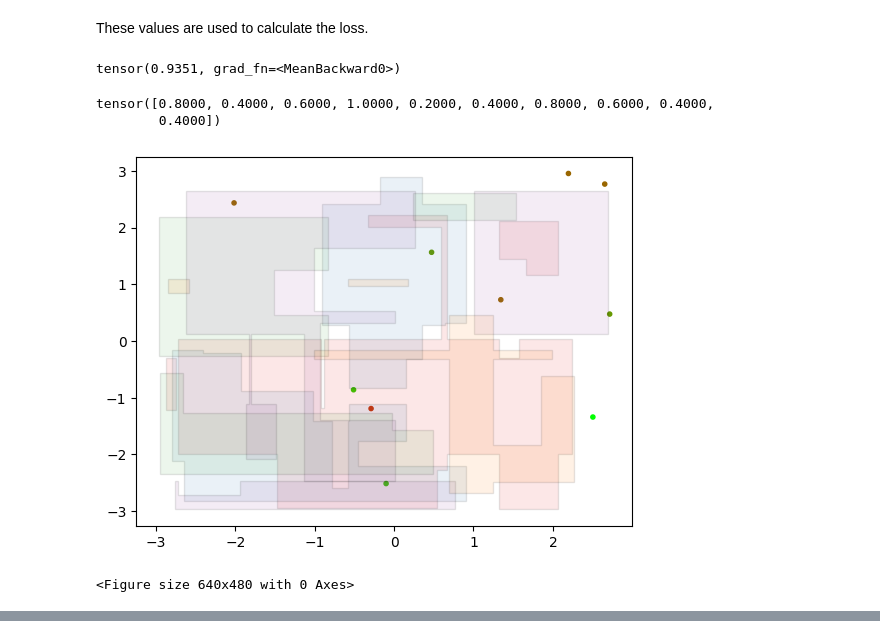
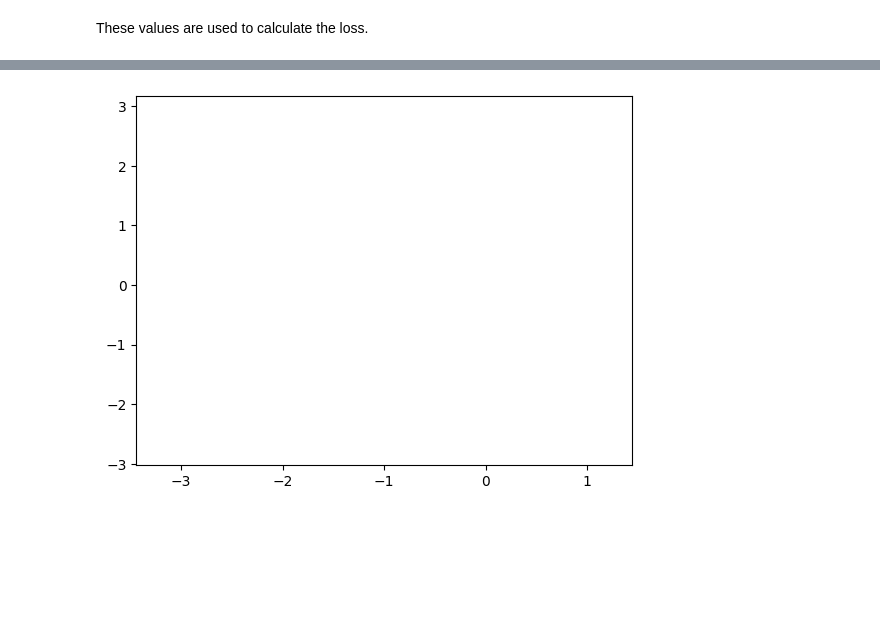
Before and after one commit to MGlauer/town-embeddings, a Jupyter notebook: docs/geonet.ipynb, the cells around one changed output, grey strips where cells are left out. Saved outputs shown, nothing was run; the diff lists cells and outputs as text; code cells hidden in the pictures; blank space fills up the shorter version.

```diff
--- a/docs/geonet.ipynb
+++ b/docs/geonet.ipynb
@@ -56,25 +54,27 @@ These values are used to calculate the loss.
 from potemkin.loss.town_loss import DistanceLoss
 
 loss_fn = DistanceLoss()
-
-loss = loss_fn(model_out, labels)
-
-loss
-# %% [output]
-tensor(0.9351, grad_fn=<MeanBackward0>)
-# %%
-containment = model_out['crisp_containment']
-
-accuracy = (containment==labels).float().mean(dim=-1)
-
-accuracy
-# %% [output]
-tensor([0.8000, 0.4000, 0.6000, 1.0000, 0.2000, 0.4000, 0.8000, 0.6000, 0.4000,
-        0.4000])
-# %%
-point_colors = torch.stack((1-accuracy, accuracy, 0*accuracy)).T.tolist()
-
-draw_2d(embeddings, model, point_colors=point_colors, town_colors=colors)
-# %% [output]
-[figure, removed]
-<Figure size 640x480 with 0 Axes>
+# %%
+from matplotlib import pyplot as plt
+import matplotlib.animation as animation
+from IPython.display import HTML
+from potemkin.io.render import draw_2d_on_axes
+
+fig, ax = plt.subplots()
+figs = []
+
+for _ in range(100):
+    optimizer.zero_grad()
+    model_output = model(points)
+    loss = loss_fn(model_output, labels)
+    accuracy = (model_output['crisp_containment']==labels).float().mean(dim=-1)
+    point_colors = torch.stack((1-accuracy, accuracy, 0*accuracy)).T.tolist()
+
+    figs.append(draw_2d_on_axes(embeddings, ax, model, point_colors=point_colors, town_colors=colors))
+
+    loss.backward()
+    optimizer.step()
+
+ani = animation.ArtistAnimation(fig, figs, interval=100)
+HTML(ani.to_jshtml())
+# %% [output]
@@ -80,0 +82 @@ draw_2d(embeddings, model, point_colors=point_colors, town_colors=colors)
+[figure, added]
```
Also changed, not shown: parts of 5 cells of this notebook, 7 other files.
